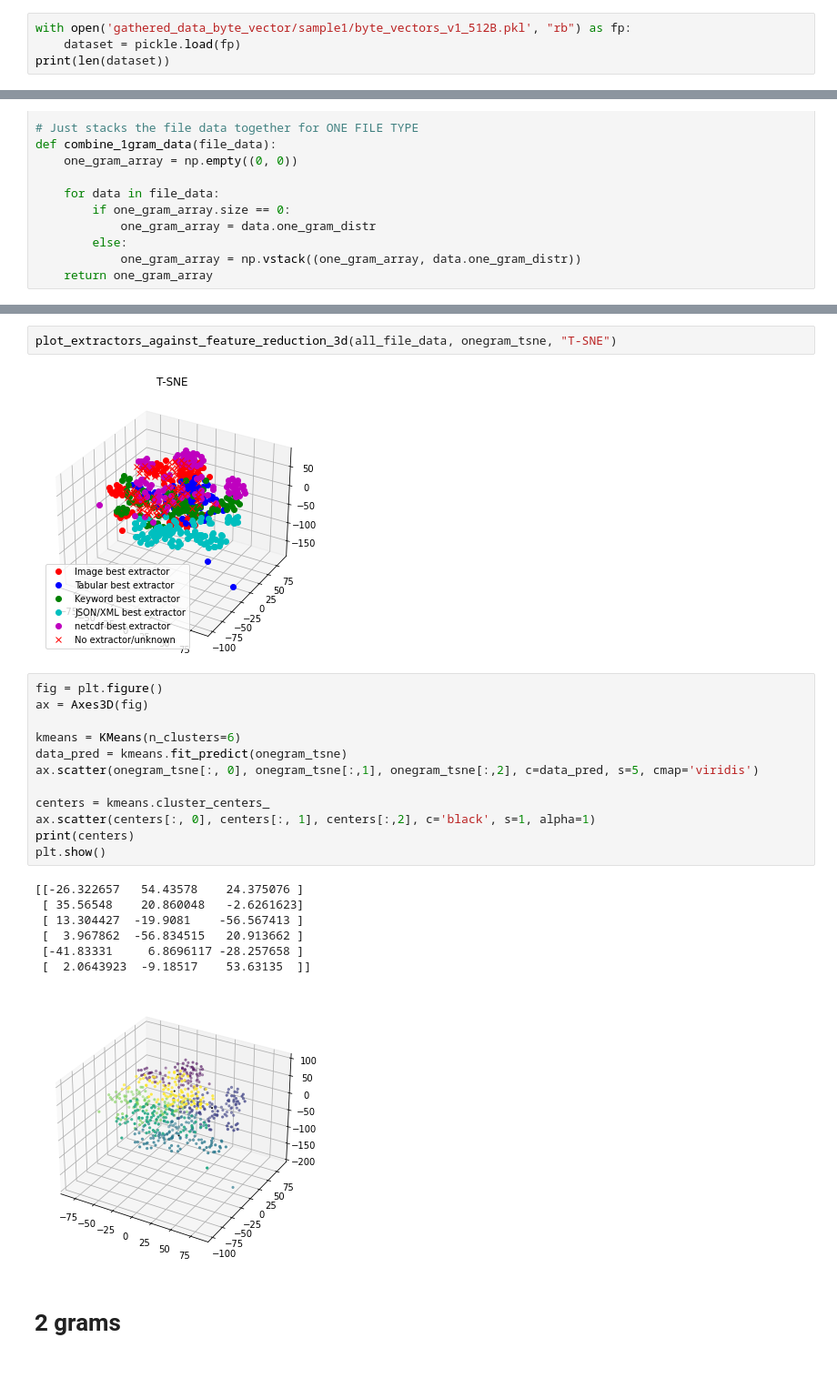
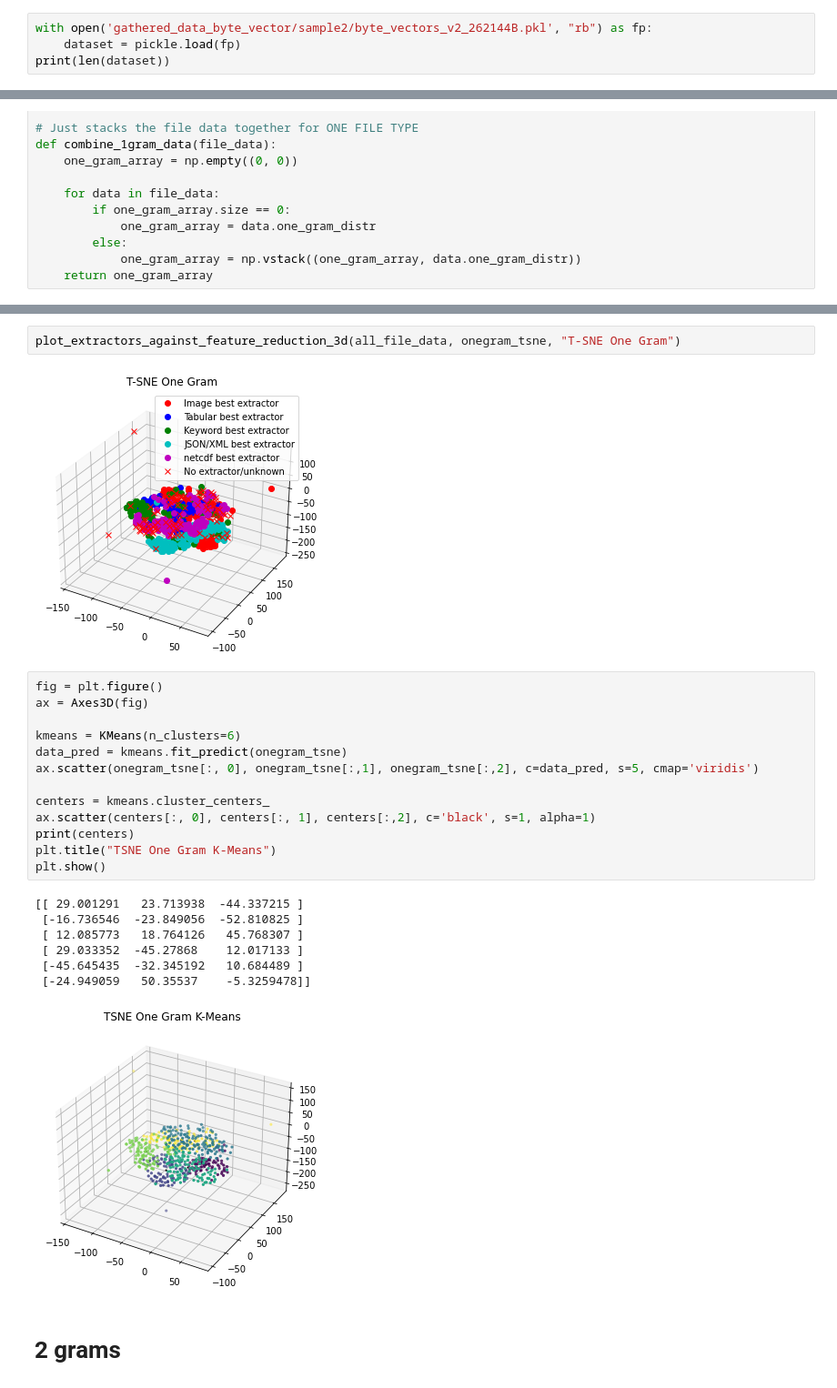
Before and after one commit to xtracthub/MetaDataExtractionModel, a Jupyter notebook: subdataset/subsetVectorAnalysis.ipynb, the cells around one changed output, grey strips where cells are left out. Shown at 91% size. Saved outputs shown, nothing was run; the diff lists cells and outputs as text.

```diff
--- a/subdataset/subsetVectorAnalysis.ipynb
+++ b/subdataset/subsetVectorAnalysis.ipynb
@@ -17,7 +17,7 @@ from sklearn.preprocessing import StandardScaler
 from sklearn.pipeline import Pipeline
 from sklearn import metrics
 # %%
-with open('gathered_data_byte_vector/sample1/byte_vectors_v1_512B.pkl', "rb") as fp:
+with open('gathered_data_byte_vector/sample2/byte_vectors_v2_262144B.pkl', "rb") as fp:
     dataset = pickle.load(fp)
 print(len(dataset))
 # %% [output]
@@ -227,27 +219,28 @@ plt.show()
 # %%
-plot_extractors_against_feature_reduction_3d(all_file_data, onegram_tsne, "T-SNE")
+plot_extractors_against_feature_reduction_3d(all_file_data, onegram_tsne, "T-SNE One Gram")
 # %% [output]
-[figure, old version]
+[figure, new version]
 # %%
 fig = plt.figure()
 ax = Axes3D(fig)
 
 kmeans = KMeans(n_clusters=6)
 data_pred = kmeans.fit_predict(onegram_tsne)
 ax.scatter(onegram_tsne[:, 0], onegram_tsne[:,1], onegram_tsne[:,2], c=data_pred, s=5, cmap='viridis')
 
 centers = kmeans.cluster_centers_
 ax.scatter(centers[:, 0], centers[:, 1], centers[:,2], c='black', s=1, alpha=1)
 print(centers)
+plt.title("TSNE One Gram K-Means")
 plt.show()
 # %% [output]
-[[-26.322657   54.43578    24.375076 ]
- [ 35.56548    20.860048   -2.6261623]
- [ 13.304427  -19.9081    -56.567413 ]
- [  3.967862  -56.834515   20.913662 ]
- [-41.83331     6.8696117 -28.257658 ]
- [  2.0643923  -9.18517    53.63135  ]]
+[[ 29.001291   23.713938  -44.337215 ]
+ [-16.736546  -23.849056  -52.810825 ]
+ [ 12.085773   18.764126   45.768307 ]
+ [ 29.033352  -45.27868    12.017133 ]
+ [-45.645435  -32.345192   10.684489 ]
+ [-24.949059   50.35537    -5.3259478]]
-[figure, old version]
+[figure, new version]
 # %% [markdown]
 # 2 grams
 # %%
```
Also changed, not shown: parts of 24 cells of this notebook.
